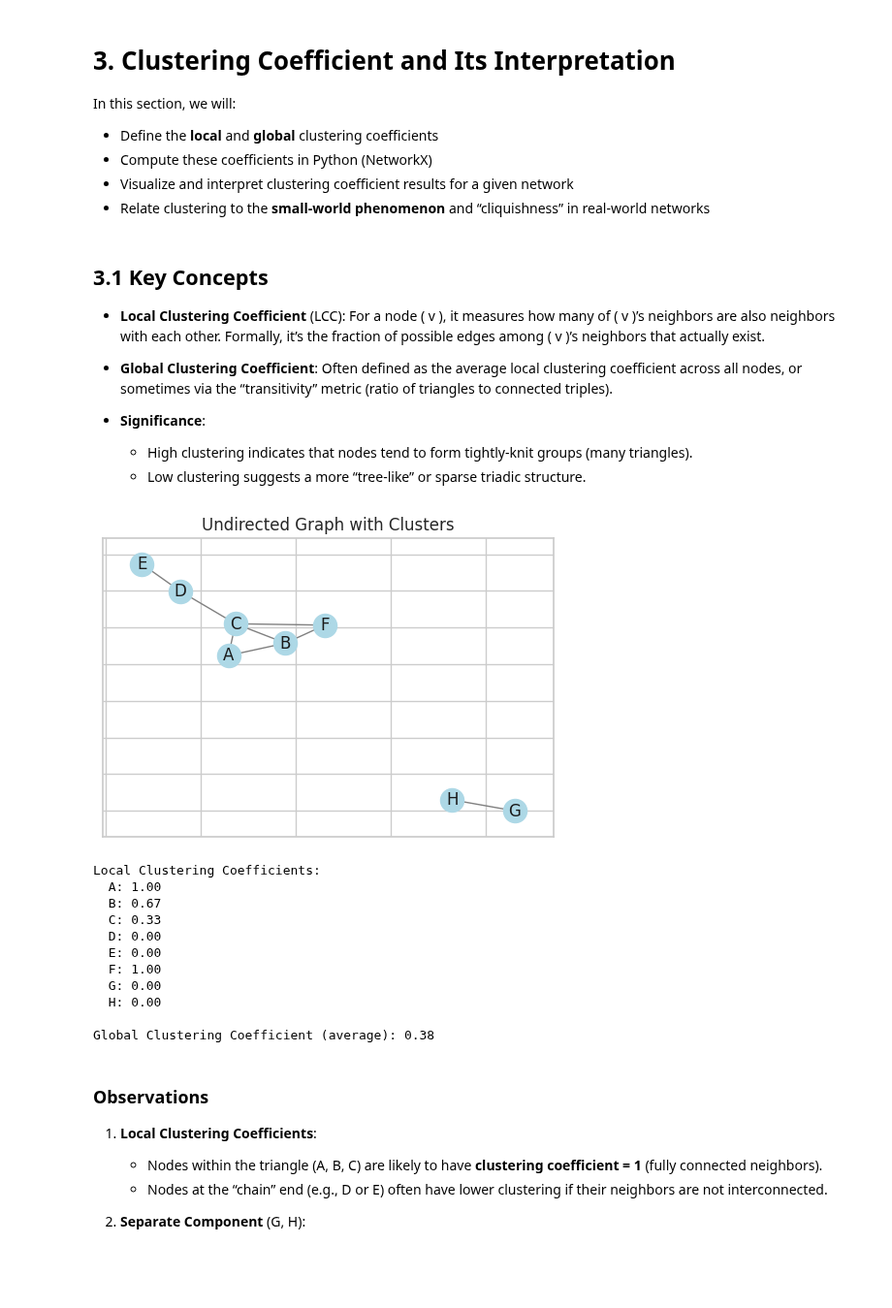
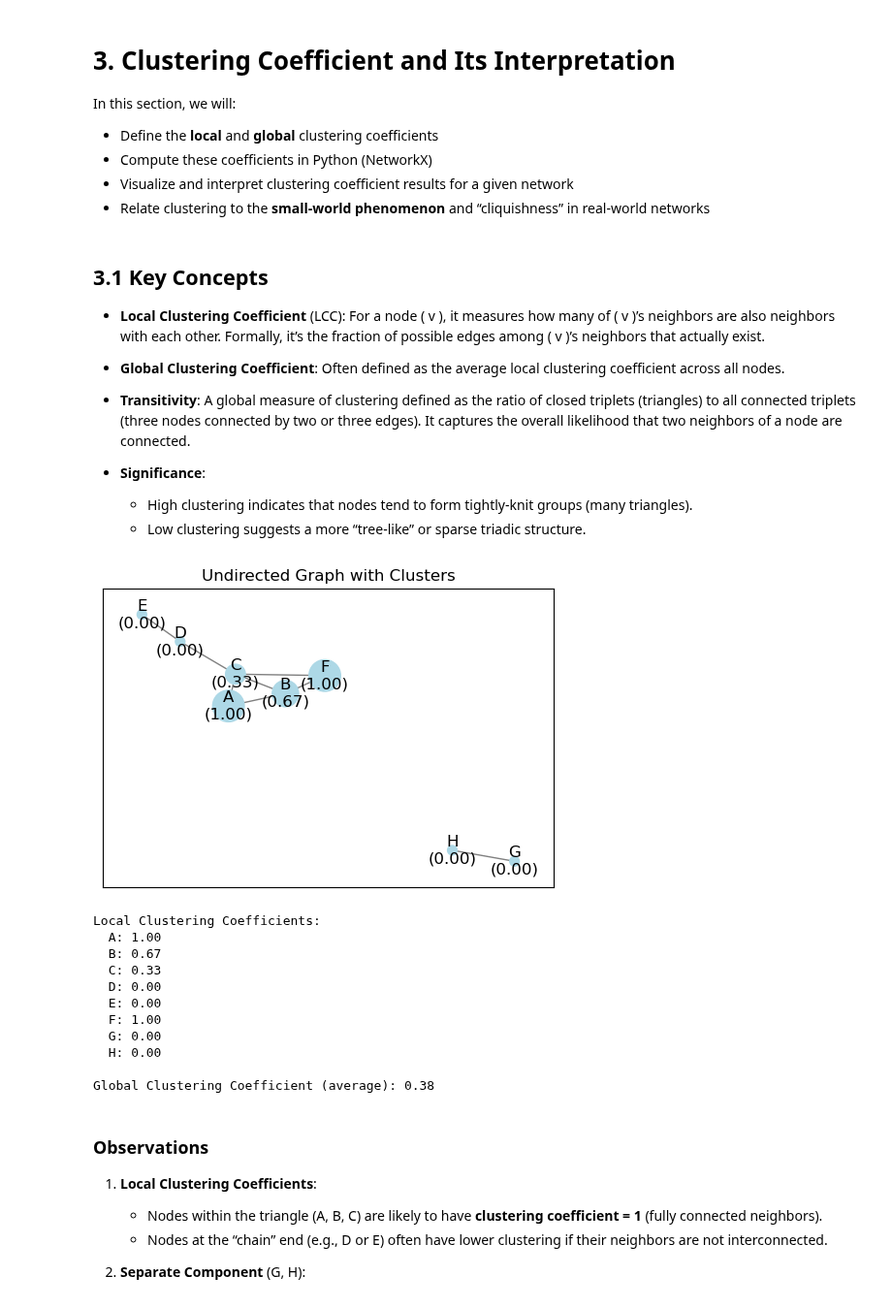
Before and after one commit to bgbg/ML-on-Graphs, a Jupyter notebook: 2_Basic_Network_Properties.ipynb, the cells around one changed output. Shown at 97% size. Cells and saved outputs as stored; diff of their text form; code cells hidden in the pictures; blank space fills up the shorter version.

```diff
--- a/2_Basic_Network_Properties.ipynb
+++ b/2_Basic_Network_Properties.ipynb
@@ -605,7 +526,9 @@ In this section, we will:
 
 - **Local Clustering Coefficient** (LCC): For a node \( v \), it measures how many of \( v \)’s neighbors are also neighbors with each other. Formally, it’s the fraction of possible edges among \( v \)’s neighbors that actually exist.
 
-- **Global Clustering Coefficient**: Often defined as the average local clustering coefficient across all nodes, or sometimes via the “transitivity” metric (ratio of triangles to connected triples).
+- **Global Clustering Coefficient**: Often defined as the average local clustering coefficient across all nodes.
+
+- **Transitivity**: A global measure of clustering defined as the ratio of closed triplets (triangles) to all connected triplets (three nodes connected by two or three edges). It captures the overall likelihood that two neighbors of a node are connected.
 
 - **Significance**:
   - High clustering indicates that nodes tend to form tightly-knit groups (many triangles).
@@ -619,37 +542,51 @@ import matplotlib.pyplot as plt
 # Create a small undirected graph with some triangles (cliques)
 G = nx.Graph()
 edges = [
     ("A", "B"),
     ("B", "C"),
     ("A", "C"),  # Triangle among A, B, C
     ("C", "D"),
     ("D", "E"),  # Chain out to E
     ("B", "F"),
     ("C", "F"),  # Another small cluster involving F
     ("G", "H"),  # A separate component for demonstration
 ]
 G.add_edges_from(edges)
 
+# Compute local clustering for each node
+local_clust = nx.clustering(G)
+
+# Create node labels with clustering coefficients
+node_labels = {node: f"{node}\n({coeff:.2f})" for node, coeff in local_clust.items()}
+
+# Scale node sizes based on clustering coefficients
+node_sizes = [coeff * 500 + 50 for coeff in local_clust.values()]
+
 # Visualize the graph
 pos = nx.spring_layout(G, seed=42)  # Layout for consistency
 plt.figure(figsize=(6, 4))
 nx.draw_networkx(
-    G, pos=pos, with_labels=True, node_color="lightblue", edge_color="gray"
+    G,
+    pos=pos,
+    with_labels=True,
+    labels=node_labels,
+    node_size=node_sizes,
+    node_color="lightblue",
+    edge_color="gray",
 )
 plt.title("Undirected Graph with Clusters")
 plt.show()
 
-# Compute local clustering for each node
-local_clust = nx.clustering(G)
+# Print clustering coefficients
 print("Local Clustering Coefficients:")
 for node, coeff in local_clust.items():
     print(f"  {node}: {coeff:.2f}")
 
 # Compute global clustering coefficient (average of local clustering)
 global_clust = nx.average_clustering(G)
 print(f"\nGlobal Clustering Coefficient (average): {global_clust:.2f}")
 # %% [output]
-[figure, old version]
+[figure, new version]
 Local Clustering Coefficients:
   A: 1.00
   B: 0.67
```
Also changed, not shown: parts of 59 cells of this notebook.
